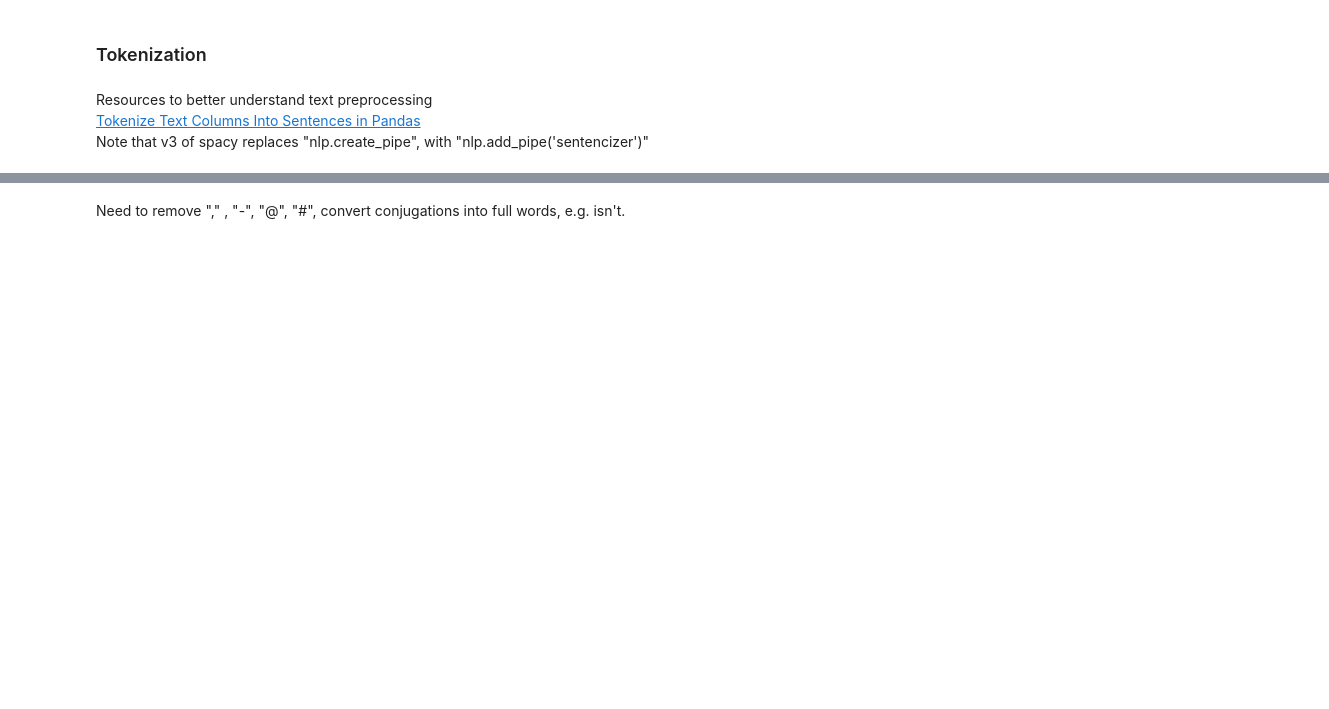
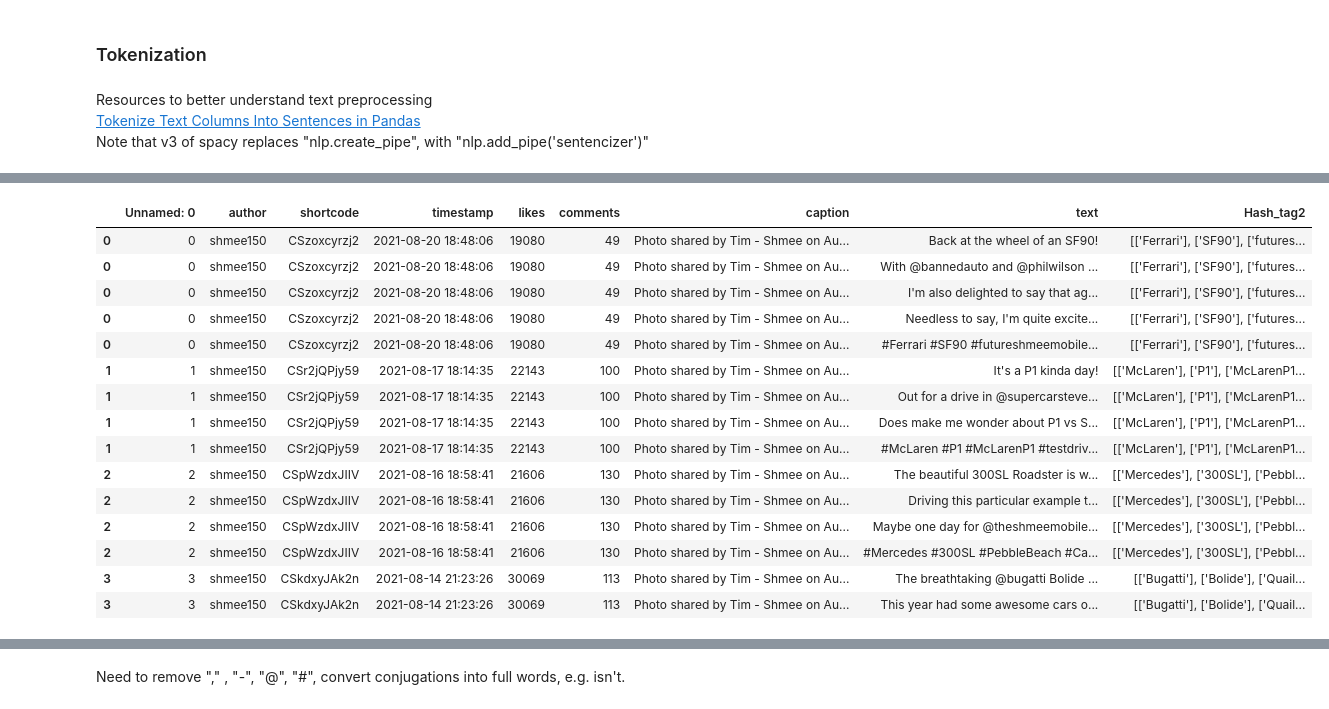
Before and after one commit to jfreese816/Final_Project, a Jupyter notebook: assets/ipynb/preprocess_ig_data_jc_2021-08-25.ipynb, the cells around one changed output, grey strips where cells are left out. Cells and saved outputs as stored; diff of their text form; code cells hidden in the pictures; blank space fills up the shorter version.

Commit message:
tokenizer works no. commented out lower case and punctuation. left dtype to string on, which increase the number of rows created during tokenization. further troubleshooting on lower case next

```diff
--- a/assets/ipynb/preprocess_ig_data_jc_2021-08-25.ipynb
+++ b/assets/ipynb/preprocess_ig_data_jc_2021-08-25.ipynb
@@ -38,14 +54,14 @@ string.punctuation
 The following script removes "@". Do we need to modify the script to keep it? If so, we will have to use Regex to more finely tune the punctuation removal.
 # %%
 # defining the function to remove punctuation
-def remove_punctuation(text):
-    punctuationfree="".join([i for i in text if i not in string.punctuation])
-    return punctuationfree
+# def remove_punctuation(text):
+#     punctuationfree="".join([i for i in text if i not in string.punctuation])
+#     return punctuationfree
 
 # storing the puntuation free text in a new column
-df['clean_txt']= df['text'].apply(lambda x: [remove_punctuation(str(x))])
-df.clean_txt = df.clean_txt.astype('string')
-df.head()
+# df['clean_txt']= df['text'].apply(lambda x: [remove_punctuation(str(x))])
+# df.clean_txt = df.clean_txt.astype('string')
+# df.head()
 # %%
 # count number of rows in DataFrame
 number_of_rows = len(df)
@@ -56,6 +74,6 @@ number_of_rows
 # %%
 # storing all lower case text in a new column, "txt_lower". Note this leads to loss of
 # information that a capital letter may convey, e.g. frustration or excitement.
-df['txt_lower']= df['clean_txt'].apply(lambda x: x.lower())
+# df['txt_lower']= df['clean_txt'].apply(lambda x: x.lower())
 # %%
 df.head()
@@ -106,13 +143,30 @@ sentencizer = nlp.add_pipe('sentencizer')
 # of type 'float' has no len()". the workaround is to turn everything into a string
 
 nlp = spacy.load("en_core_web_sm")
-df["txt_lower"] = df["txt_lower"].apply(lambda x: [sent.text for sent in (nlp(str(x)).sents)])
+df["text"] = df["text"].apply(lambda x: [sent.text for sent in (nlp(str(x)).sents)])
 # %%
 # convert list of sentences to one sentence for each row
 
-df = df.explode("txt_lower")
+df = df.explode("text")
 df.reset_index(drop=True)
 df.head(15)
+# %% [output]
+|  | Unnamed: 0 | author | shortcode | timestamp | likes | comments | caption | text | Hash_tag2 |
+| 0 | 0 | shmee150 | CSzoxcyrzj2 | 2021-08-20 18:48:06 | 19080 | 49 | Photo shared by Tim - Shmee on Au... | Back at the wheel of an SF90! | [['Ferrari'], ['SF90'], ['futures... |
+| 0 | 0 | shmee150 | CSzoxcyrzj2 | 2021-08-20 18:48:06 | 19080 | 49 | Photo shared by Tim - Shmee on Au... | With @bannedauto and @philwilson ... | [['Ferrari'], ['SF90'], ['futures... |
+| 0 | 0 | shmee150 | CSzoxcyrzj2 | 2021-08-20 18:48:06 | 19080 | 49 | Photo shared by Tim - Shmee on Au... | I'm also delighted to say that ag... | [['Ferrari'], ['SF90'], ['futures... |
+| 0 | 0 | shmee150 | CSzoxcyrzj2 | 2021-08-20 18:48:06 | 19080 | 49 | Photo shared by Tim - Shmee on Au... | Needless to say, I'm quite excite... | [['Ferrari'], ['SF90'], ['futures... |
+| 0 | 0 | shmee150 | CSzoxcyrzj2 | 2021-08-20 18:48:06 | 19080 | 49 | Photo shared by Tim - Shmee on Au... | #Ferrari #SF90 #futureshmeemobile... | [['Ferrari'], ['SF90'], ['futures... |
+| 1 | 1 | shmee150 | CSr2jQPjy59 | 2021-08-17 18:14:35 | 22143 | 100 | Photo shared by Tim - Shmee on Au... | It's a P1 kinda day! | [['McLaren'], ['P1'], ['McLarenP1... |
+| 1 | 1 | shmee150 | CSr2jQPjy59 | 2021-08-17 18:14:35 | 22143 | 100 | Photo shared by Tim - Shmee on Au... | Out for a drive in @supercarsteve... | [['McLaren'], ['P1'], ['McLarenP1... |
+| 1 | 1 | shmee150 | CSr2jQPjy59 | 2021-08-17 18:14:35 | 22143 | 100 | Photo shared by Tim - Shmee on Au... | Does make me wonder about P1 vs S... | [['McLaren'], ['P1'], ['McLarenP1... |
+| 1 | 1 | shmee150 | CSr2jQPjy59 | 2021-08-17 18:14:35 | 22143 | 100 | Photo shared by Tim - Shmee on Au... | #McLaren #P1 #McLarenP1 #testdriv... | [['McLaren'], ['P1'], ['McLarenP1... |
+| 2 | 2 | shmee150 | CSpWzdxJIIV | 2021-08-16 18:58:41 | 21606 | 130 | Photo shared by Tim - Shmee on Au... | The beautiful 300SL Roadster is w... | [['Mercedes'], ['300SL'], ['Pebbl... |
+| 2 | 2 | shmee150 | CSpWzdxJIIV | 2021-08-16 18:58:41 | 21606 | 130 | Photo shared by Tim - Shmee on Au... | Driving this particular example t... | [['Mercedes'], ['300SL'], ['Pebbl... |
+| 2 | 2 | shmee150 | CSpWzdxJIIV | 2021-08-16 18:58:41 | 21606 | 130 | Photo shared by Tim - Shmee on Au... | Maybe one day for @theshmeemobile... | [['Mercedes'], ['300SL'], ['Pebbl... |
+| 2 | 2 | shmee150 | CSpWzdxJIIV | 2021-08-16 18:58:41 | 21606 | 130 | Photo shared by Tim - Shmee on Au... | #Mercedes #300SL #PebbleBeach #Ca... | [['Mercedes'], ['300SL'], ['Pebbl... |
+| 3 | 3 | shmee150 | CSkdxyJAk2n | 2021-08-14 21:23:26 | 30069 | 113 | Photo shared by Tim - Shmee on Au... | The breathtaking @bugatti Bolide ... | [['Bugatti'], ['Bolide'], ['Quail... |
+| 3 | 3 | shmee150 | CSkdxyJAk2n | 2021-08-14 21:23:26 | 30069 | 113 | Photo shared by Tim - Shmee on Au... | This year had some awesome cars o... | [['Bugatti'], ['Bolide'], ['Quail... |
 # %%
 df.rename(columns={"Unnamed: 0": "Dialogue ID"}, inplace=True)
 df.index.name = "Sentence ID"
```
Also changed, not shown: parts of 10 cells of this notebook, 1 other file.
